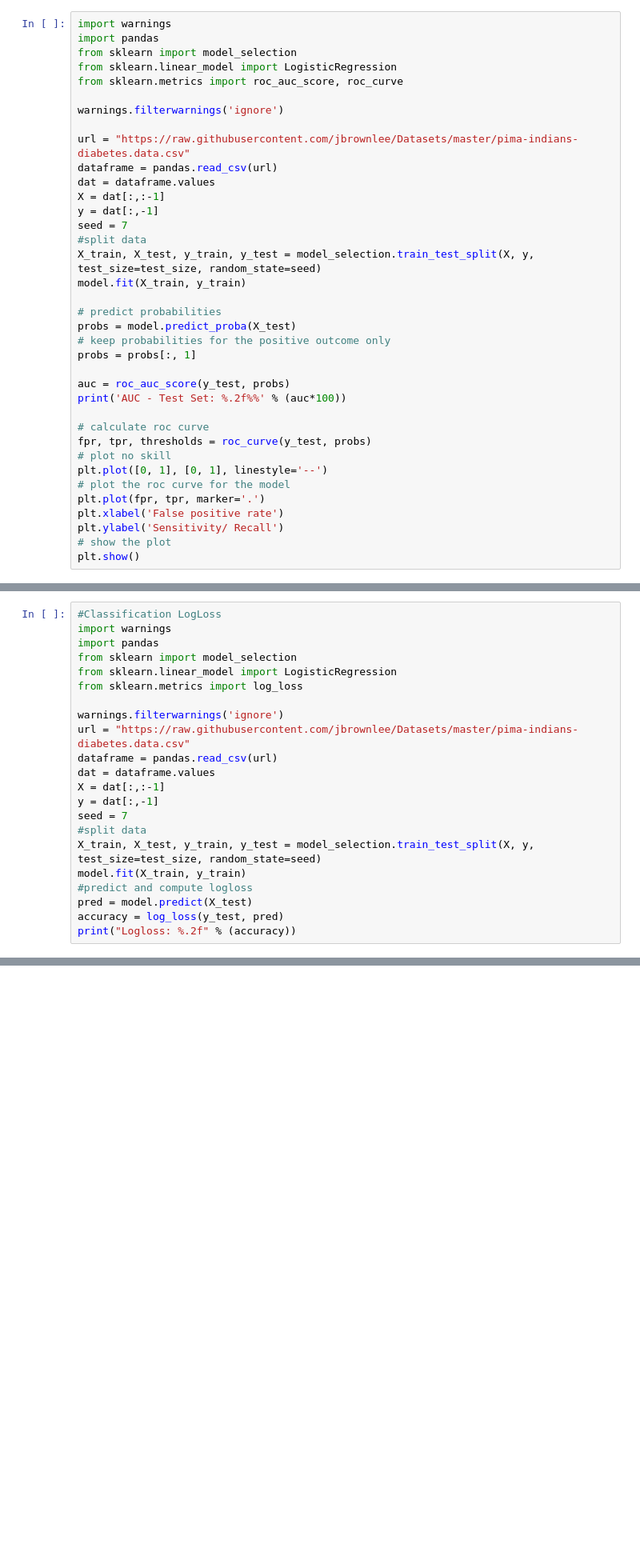
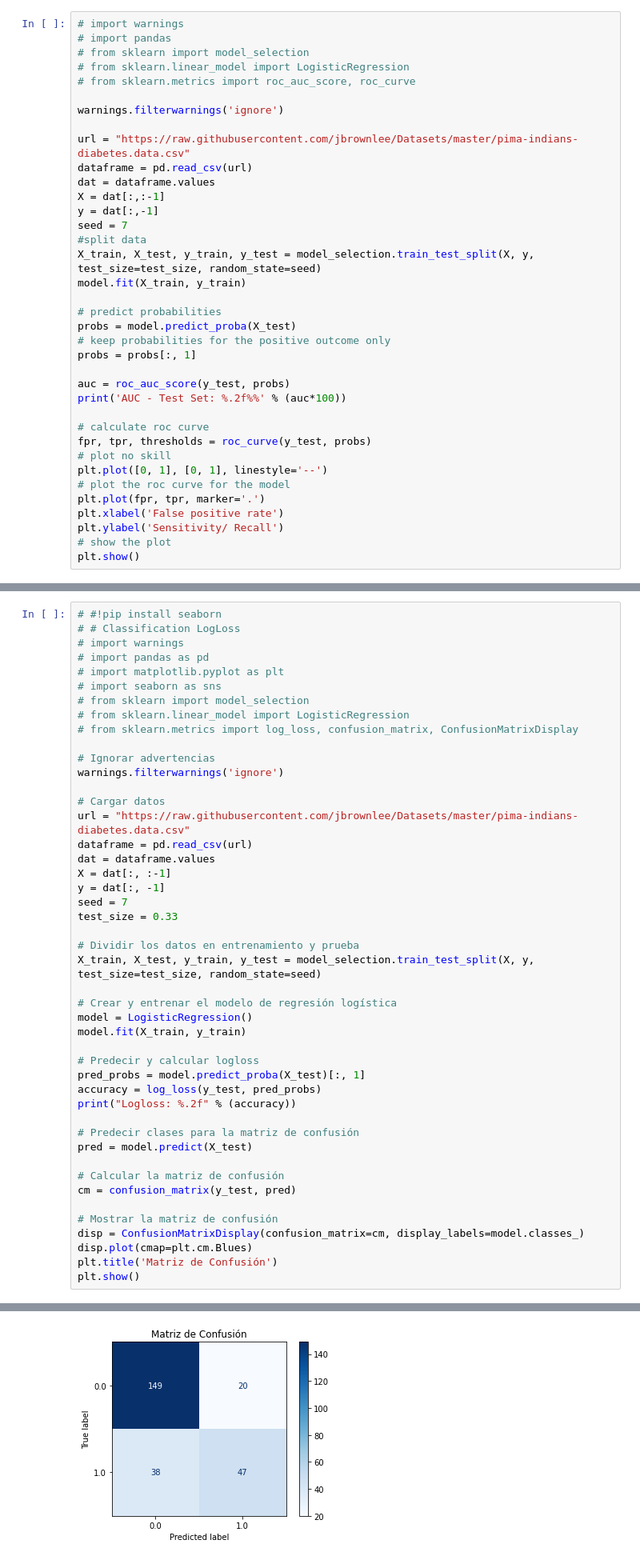
Before and after one commit to Daniel-Francisco-Calderon-Lebro/Vision_por_Computador, a Jupyter notebook: Trabajo_actividades/Tarea Metricas de deteccion/Evaluadores/Metricas_de_evaluacion.ipynb, the cells around one changed output, grey strips where cells are left out. Shown: that part at 80% size. Cells and saved outputs as stored; diff of their text form; blank space fills up the shorter version.

```diff
--- a/Trabajo_actividades/Tarea Metricas de deteccion/Evaluadores/Metricas_de_evaluacion.ipynb
+++ b/Trabajo_actividades/Tarea Metricas de deteccion/Evaluadores/Metricas_de_evaluacion.ipynb
@@ -140,16 +202,16 @@ F1 score: 0.618421
 # %% [markdown]
 Curva de características operativas del receptor
 # %%
-import warnings
-import pandas
-from sklearn import model_selection
-from sklearn.linear_model import LogisticRegression
-from sklearn.metrics import roc_auc_score, roc_curve
+# import warnings
+# import pandas
+# from sklearn import model_selection
+# from sklearn.linear_model import LogisticRegression
+# from sklearn.metrics import roc_auc_score, roc_curve
 
 warnings.filterwarnings('ignore')
 
 url = "https://raw.githubusercontent.com/jbrownlee/Datasets/master/pima-indians-diabetes.data.csv"
-dataframe = pandas.read_csv(url)
+dataframe = pd.read_csv(url)
 dat = dataframe.values
 X = dat[:,:-1]
 y = dat[:,-1]
@@ -182,25 +244,49 @@ AUC - Test Set: 82.85%
 # %% [markdown]
 Pérdida logaritmica
 # %%
-#Classification LogLoss
-import warnings
-import pandas
-from sklearn import model_selection
-from sklearn.linear_model import LogisticRegression
-from sklearn.metrics import log_loss
+# #!pip install seaborn
+# # Classification LogLoss
+# import warnings
+# import pandas as pd
+# import matplotlib.pyplot as plt
+# import seaborn as sns
+# from sklearn import model_selection
+# from sklearn.linear_model import LogisticRegression
+# from sklearn.metrics import log_loss, confusion_matrix, ConfusionMatrixDisplay
 
+# Ignorar advertencias
 warnings.filterwarnings('ignore')
+
+# Cargar datos
 url = "https://raw.githubusercontent.com/jbrownlee/Datasets/master/pima-indians-diabetes.data.csv"
-dataframe = pandas.read_csv(url)
+dataframe = pd.read_csv(url)
 dat = dataframe.values
-X = dat[:,:-1]
-y = dat[:,-1]
+X = dat[:, :-1]
+y = dat[:, -1]
 seed = 7
-#split data
+test_size = 0.33
+
+# Dividir los datos en entrenamiento y prueba
 X_train, X_test, y_train, y_test = model_selection.train_test_split(X, y, test_size=test_size, random_state=seed)
+
+# Crear y entrenar el modelo de regresión logística
+model = LogisticRegression()
 model.fit(X_train, y_train)
-#predict and compute logloss
+
+# Predecir y calcular logloss
+pred_probs = model.predict_proba(X_test)[:, 1]
+accuracy = log_loss(y_test, pred_probs)
+print("Logloss: %.2f" % (accuracy))
+
+# Predecir clases para la matriz de confusión
 pred = model.predict(X_test)
-accuracy = log_loss(y_test, pred)
-print("Logloss: %.2f" % (accuracy))
+
+# Calcular la matriz de confusión
+cm = confusion_matrix(y_test, pred)
+
+# Mostrar la matriz de confusión
+disp = ConfusionMatrixDisplay(confusion_matrix=cm, display_labels=model.classes_)
+disp.plot(cmap=plt.cm.Blues)
+plt.title('Matriz de Confusión')
+plt.show()
 # %% [output]
@@ -208,3 +294,4 @@ Logloss: 7.89
+[figure, added]
 # %% [markdown]
 Índice Jaccard
 # %%
```
Also changed, not shown: parts of 13 cells of this notebook, 4 other files.
